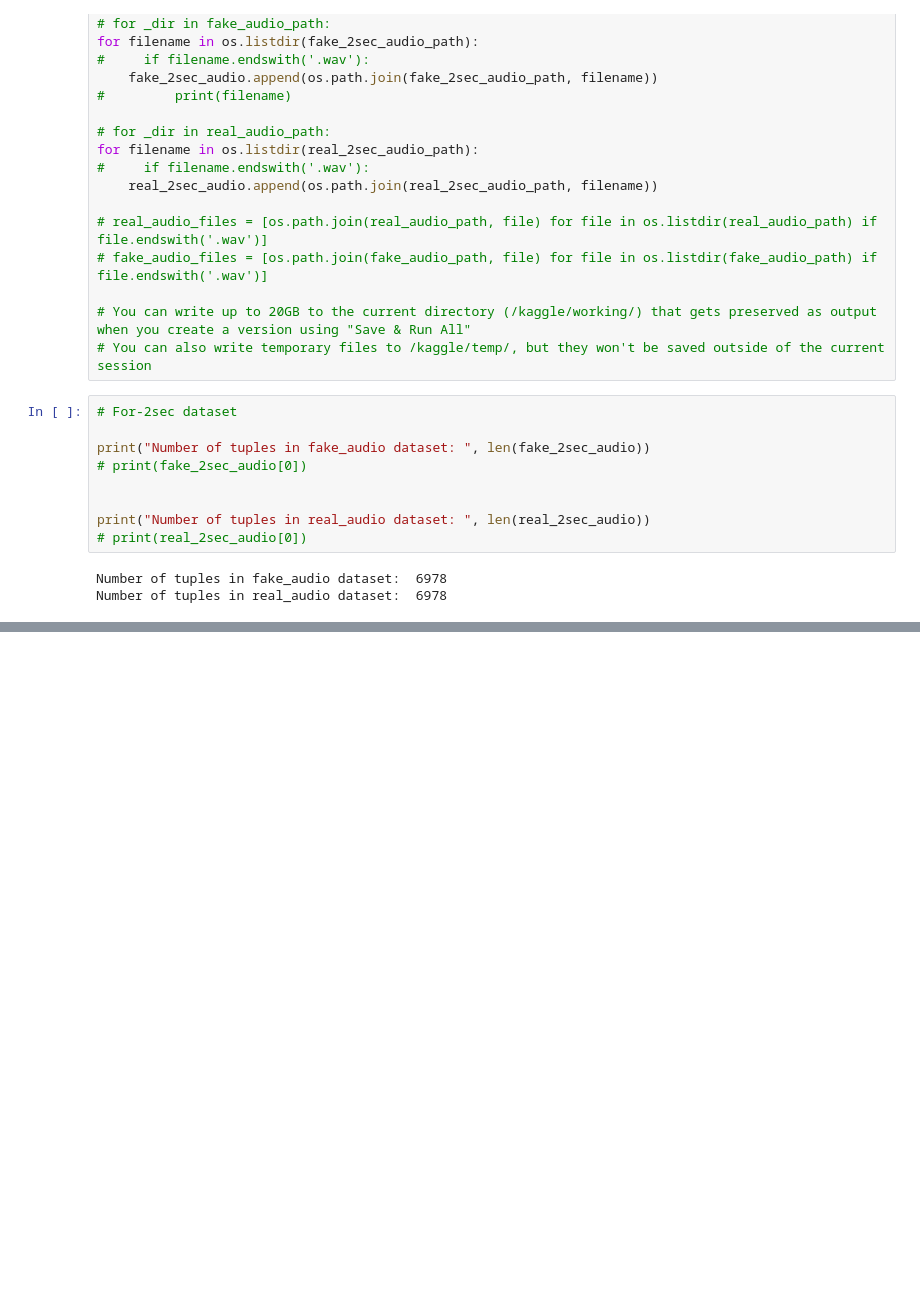
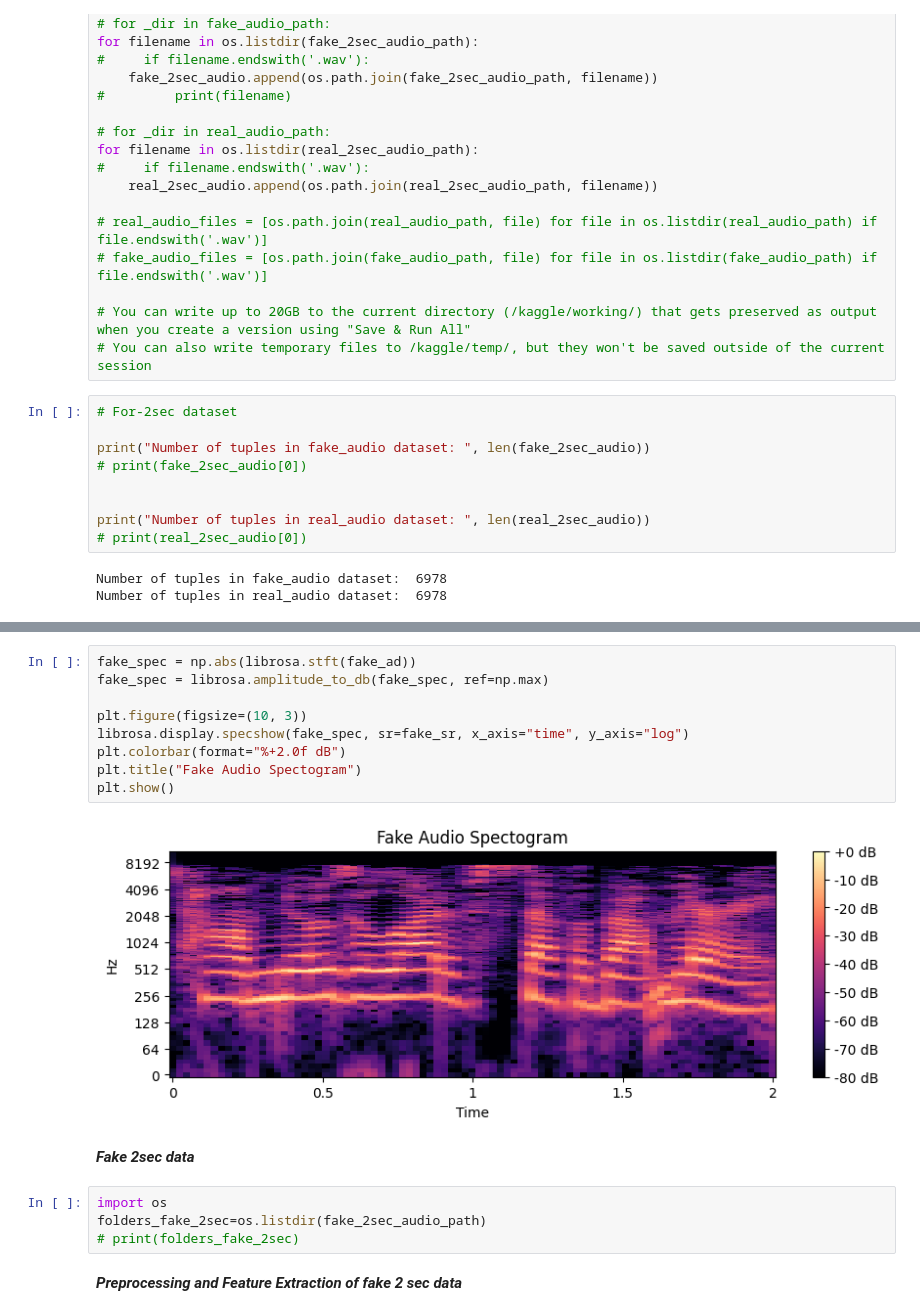
Before and after one commit to napstruck/NoFake, a Jupyter notebook: deepfakeaudiominorproject.ipynb, the cells around one changed output, grey strips where cells are left out. Saved outputs shown, nothing was run; the diff lists cells and outputs as text; blank space fills up the shorter version.

```diff
--- a/deepfakeaudiominorproject.ipynb
+++ b/deepfakeaudiominorproject.ipynb
@@ -287,0 +329,19 @@ Number of tuples in real_audio dataset:  6978
+# %%
+fake_spec = np.abs(librosa.stft(fake_ad))
+fake_spec = librosa.amplitude_to_db(fake_spec, ref=np.max)
+
+plt.figure(figsize=(10, 3))
+librosa.display.specshow(fake_spec, sr=fake_sr, x_axis="time", y_axis="log")
+plt.colorbar(format="%+2.0f dB")
+plt.title("Fake Audio Spectogram")
+plt.show()
+# %% [output]
+[figure, added]
+# %% [markdown]
+***Fake 2sec data***
+# %%
+import os
+folders_fake_2sec=os.listdir(fake_2sec_audio_path)
+# print(folders_fake_2sec)
+# %% [markdown]
+***Preprocessing and Feature Extraction of fake 2 sec data***
```
Also changed, not shown: parts of 16 cells of this notebook.
